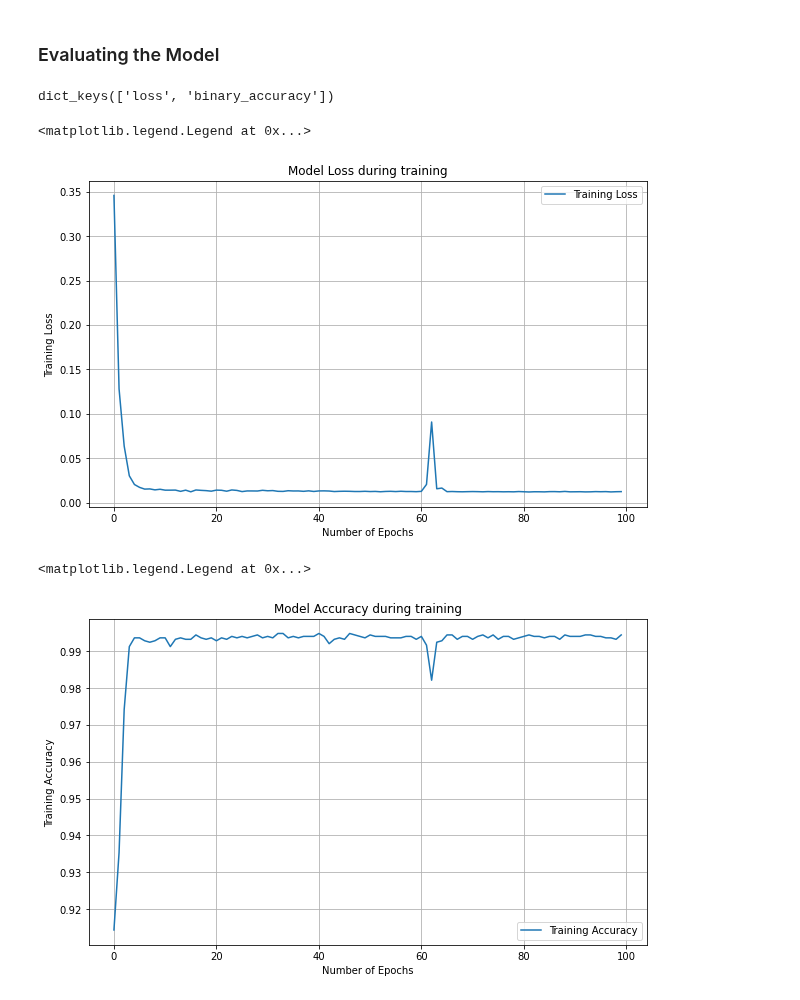
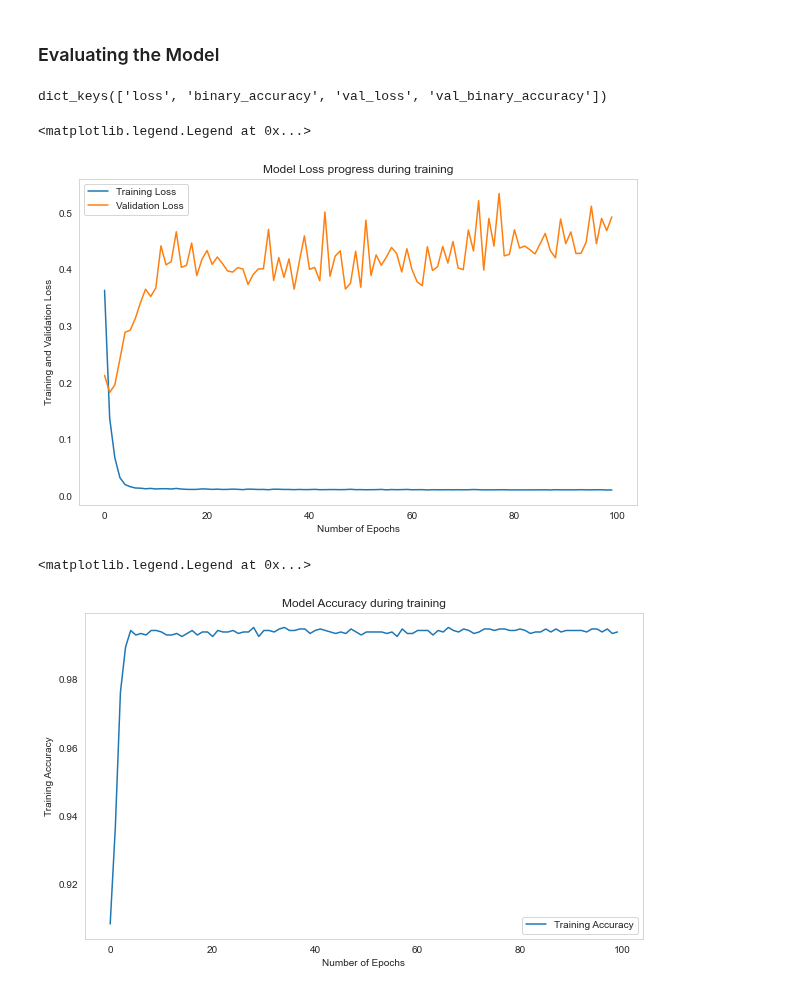
Before and after one commit to suvofalcon/Py-SpringboardAIML, a Jupyter notebook: _10_TensorFlow2.0/_07_ANN_TextClassification_AmazonAlexaReviews.ipynb, the cells around one changed output. Drawn from its saved outputs; the diff is of its cells as text; code cells hidden in the pictures.

```diff
--- a/_10_TensorFlow2.0/_07_ANN_TextClassification_AmazonAlexaReviews.ipynb
+++ b/_10_TensorFlow2.0/_07_ANN_TextClassification_AmazonAlexaReviews.ipynb
@@ -47,7 +44,7 @@ if gpus:
 # %% [markdown]
 ### Load the dataset
 # %%
-alexa_df = pd.read_csv("resources\\amazon_alexa.tsv", sep="\t")
+alexa_df = pd.read_csv("./resources/amazon_alexa.tsv", sep="\t")
 
 # Check the data load
 alexa_df.head()
@@ -343,6 +344,6 @@ classifier.compile(optimizer=OPTIMIZER_FUNCTION, loss=LOSS_FUNCTION, metrics=MET
 # %%
 # Train the model
 
-epochs_hist = classifier.fit(X_train, y_train, epochs=NUMBER_EPOCHS)
+epochs_hist = classifier.fit(X_train, y_train, epochs=NUMBER_EPOCHS, validation_split=0.1)
 # %% [output]
 Epoch 1/100
@@ -367,19 +368,20 @@ Epoch 100/100
 # %%
 epochs_hist.history.keys()
 # %% [output]
-dict_keys(['loss', 'binary_accuracy'])
+dict_keys(['loss', 'binary_accuracy', 'val_loss', 'val_binary_accuracy'])
 # %%
 # Visualize the Model Loss
 plt.figure(figsize=(10, 6))
 plt.grid()
 plt.plot(epochs_hist.history['loss'])
-plt.title("Model Loss during training")
+plt.plot(epochs_hist.history['val_loss'])
+plt.title("Model Loss progress during training")
 plt.xlabel("Number of Epochs")
-plt.ylabel("Training Loss")
-plt.legend(['Training Loss'])
+plt.ylabel("Training and Validation Loss")
+plt.legend(['Training Loss', 'Validation Loss'])
 # %% [output]
 <matplotlib.legend.Legend at 0x...>
-[figure, old version]
+[figure, new version]
 # %%
 # Visualize the Model Accuracy
 plt.figure(figsize=(10, 6))
@@ -391,7 +393,7 @@ plt.ylabel("Training Accuracy")
 plt.legend(['Training Accuracy'])
 # %% [output]
 <matplotlib.legend.Legend at 0x...>
-[figure, old version]
+[figure, new version]
 # %%
 # Now we will predict from the test features
 
```
Also changed, not shown: parts of 16 cells of this notebook, 1 other file.
